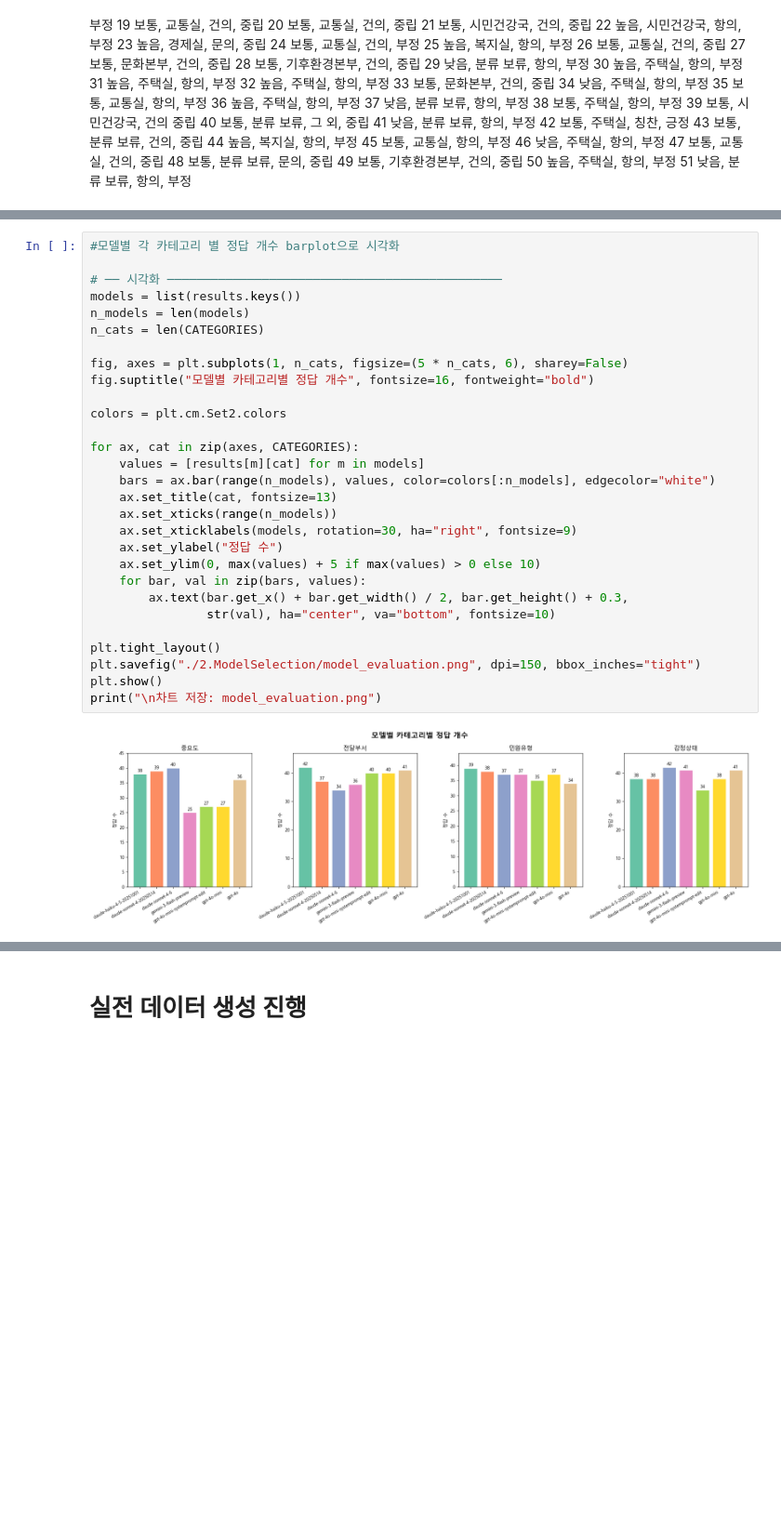
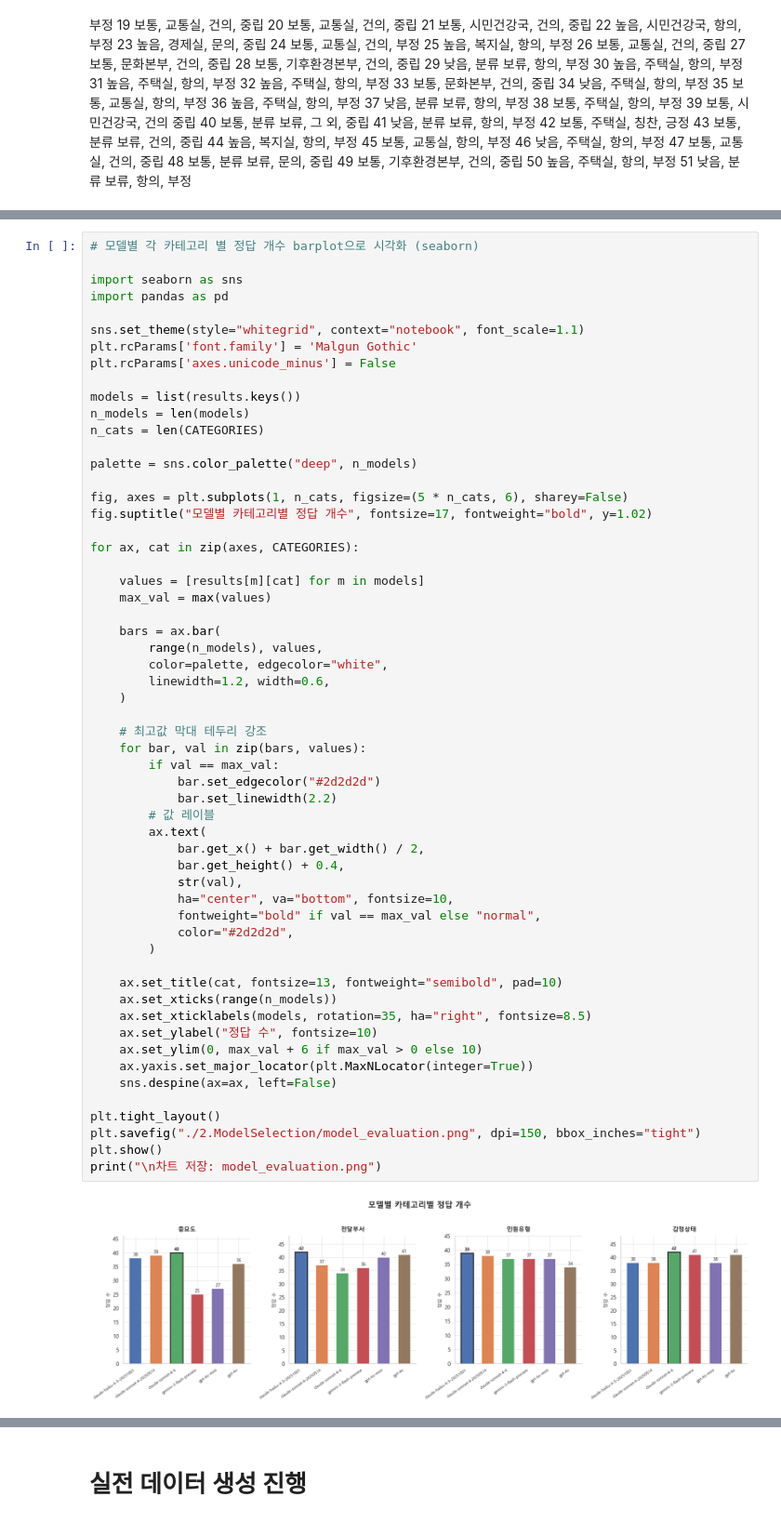
Before and after one commit to leejunho12316/LLM_FineTuning_1, a Jupyter notebook: 3_Fine_Tuning용_데이터_만들기.ipynb, the cells around one changed output, grey strips where cells are left out. Shown at 93% size. Cells and saved outputs as stored; diff of their text form; blank space fills up the shorter version.

```diff
--- a/3_Fine_Tuning용_데이터_만들기.ipynb
+++ b/3_Fine_Tuning용_데이터_만들기.ipynb
@@ -341,36 +341,64 @@ for fname in sorted(model_files):
   감정상태: 41/50
   전체 합계: 152/200
 # %%
-#모델별 각 카테고리 별 정답 개수 barplot으로 시각화
+# 모델별 각 카테고리 별 정답 개수 barplot으로 시각화 (seaborn)
 
-# ── 시각화 ──────────────────────────────────────────────
+import seaborn as sns
+import pandas as pd
+
+sns.set_theme(style="whitegrid", context="notebook", font_scale=1.1)
+plt.rcParams['font.family'] = 'Malgun Gothic'
+plt.rcParams['axes.unicode_minus'] = False
+
 models = list(results.keys())
 n_models = len(models)
 n_cats = len(CATEGORIES)
 
+palette = sns.color_palette("deep", n_models)
+
 fig, axes = plt.subplots(1, n_cats, figsize=(5 * n_cats, 6), sharey=False)
-fig.suptitle("모델별 카테고리별 정답 개수", fontsize=16, fontweight="bold")
-
-colors = plt.cm.Set2.colors
+fig.suptitle("모델별 카테고리별 정답 개수", fontsize=17, fontweight="bold", y=1.02)
 
 for ax, cat in zip(axes, CATEGORIES):
+
     values = [results[m][cat] for m in models]
-    bars = ax.bar(range(n_models), values, color=colors[:n_models], edgecolor="white")
-    ax.set_title(cat, fontsize=13)
+    max_val = max(values)
+
+    bars = ax.bar(
+        range(n_models), values,
+        color=palette, edgecolor="white",
+        linewidth=1.2, width=0.6,
+    )
+
+    # 최고값 막대 테두리 강조
+    for bar, val in zip(bars, values):
+        if val == max_val:
+            bar.set_edgecolor("#2d2d2d")
+            bar.set_linewidth(2.2)
+        # 값 레이블
+        ax.text(
+            bar.get_x() + bar.get_width() / 2,
+            bar.get_height() + 0.4,
+            str(val),
+            ha="center", va="bottom", fontsize=10,
+            fontweight="bold" if val == max_val else "normal",
+            color="#2d2d2d",
+        )
+
+    ax.set_title(cat, fontsize=13, fontweight="semibold", pad=10)
     ax.set_xticks(range(n_models))
-    ax.set_xticklabels(models, rotation=30, ha="right", fontsize=9)
-    ax.set_ylabel("정답 수")
-    ax.set_ylim(0, max(values) + 5 if max(values) > 0 else 10)
-    for bar, val in zip(bars, values):
-        ax.text(bar.get_x() + bar.get_width() / 2, bar.get_height() + 0.3,
-                str(val), ha="center", va="bottom", fontsize=10)
+    ax.set_xticklabels(models, rotation=35, ha="right", fontsize=8.5)
+    ax.set_ylabel("정답 수", fontsize=10)
+    ax.set_ylim(0, max_val + 6 if max_val > 0 else 10)
+    ax.yaxis.set_major_locator(plt.MaxNLocator(integer=True))
+    sns.despine(ax=ax, left=False)
 
 plt.tight_layout()
 plt.savefig("./2.ModelSelection/model_evaluation.png", dpi=150, bbox_inches="tight")
 plt.show()
 print("\n차트 저장: model_evaluation.png")
 # %% [output]
-[figure, old version]
+[figure, new version]
 차트 저장: model_evaluation.png
 # %% [markdown]
 # 실전 데이터 생성 진행
```
Also changed, not shown: parts of 1 cell of this notebook, 9 other files.
